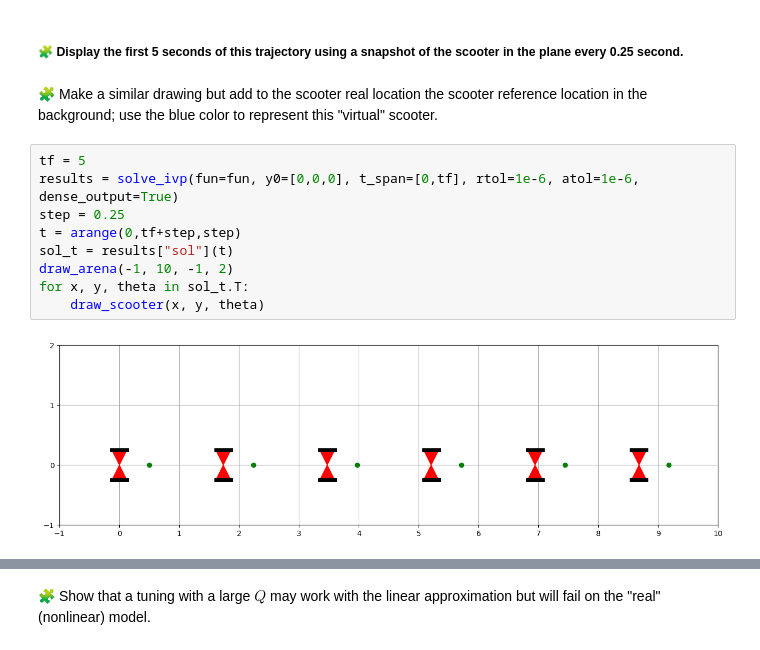
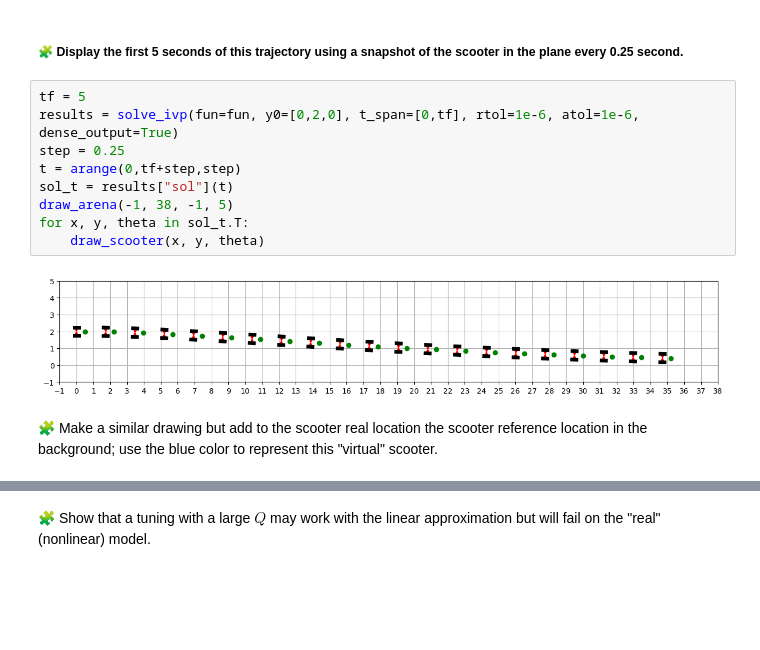
Before and after one commit to idalioua/control-engineering-with-python-project-2023-2024, a Jupyter notebook: Project-part-3.ipynb, the cells around one changed output, grey strips where cells are left out. Drawn from its saved outputs; the diff is of its cells as text; blank space fills up the shorter version.

```diff
--- a/Project-part-3.ipynb
+++ b/Project-part-3.ipynb
@@ -992,16 +992,16 @@ def omega(t,xytheta):
     return w
 # %% [markdown]
 ##### 🧩 Display the first 5 seconds of this trajectory using a snapshot of the scooter in the plane every 0.25 second.
+# %%
+tf = 5
+results = solve_ivp(fun=fun, y0=[0,2,0], t_span=[0,tf], rtol=1e-6, atol=1e-6, dense_output=True)
+step = 0.25
+t = arange(0,tf+step,step)
+sol_t = results["sol"](t)
+draw_arena(-1, 38, -1, 5)
+for x, y, theta in sol_t.T:
+    draw_scooter(x, y, theta)
+# %% [output]
+[figure, added]
 # %% [markdown]
 🧩 Make a similar drawing but add to the scooter real location the scooter reference location in the background; use the blue color to represent this "virtual" scooter.
-# %%
-tf = 5
-results = solve_ivp(fun=fun, y0=[0,0,0], t_span=[0,tf], rtol=1e-6, atol=1e-6, dense_output=True)
-step = 0.25
-t = arange(0,tf+step,step)
-sol_t = results["sol"](t)
-draw_arena(-1, 10, -1, 2)
-for x, y, theta in sol_t.T:
-    draw_scooter(x, y, theta)
-# %% [output]
-[figure, removed]
```
Also changed, not shown: parts of 3 cells of this notebook.
